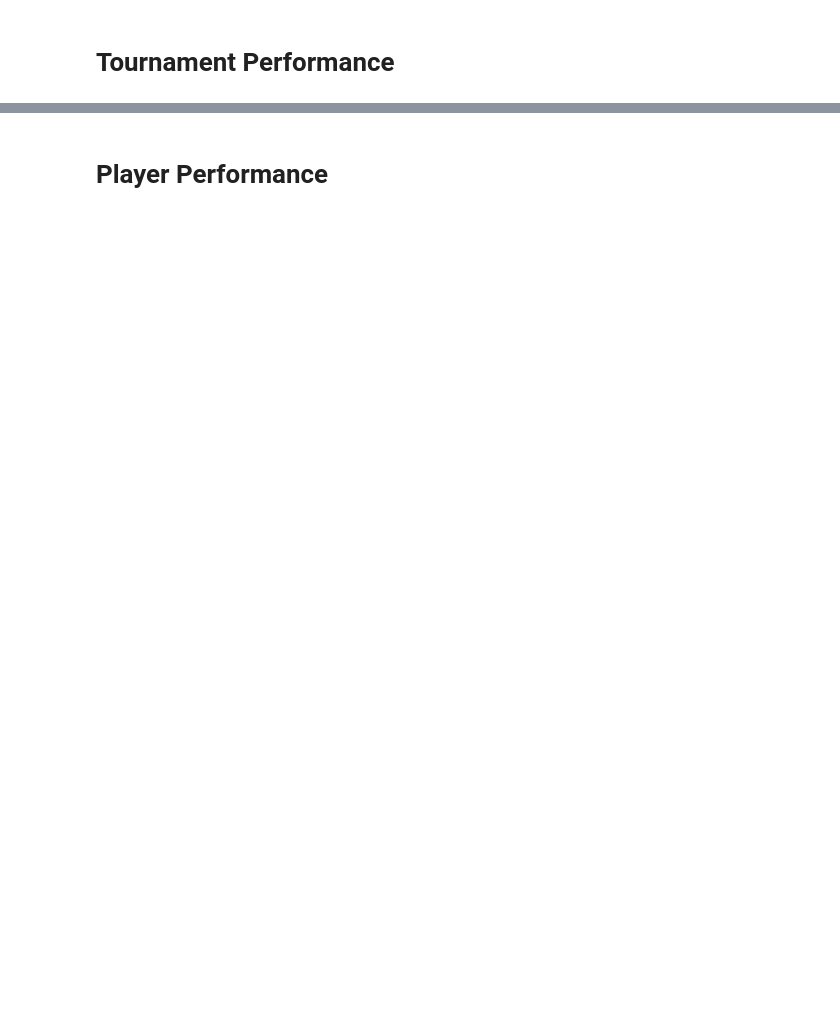
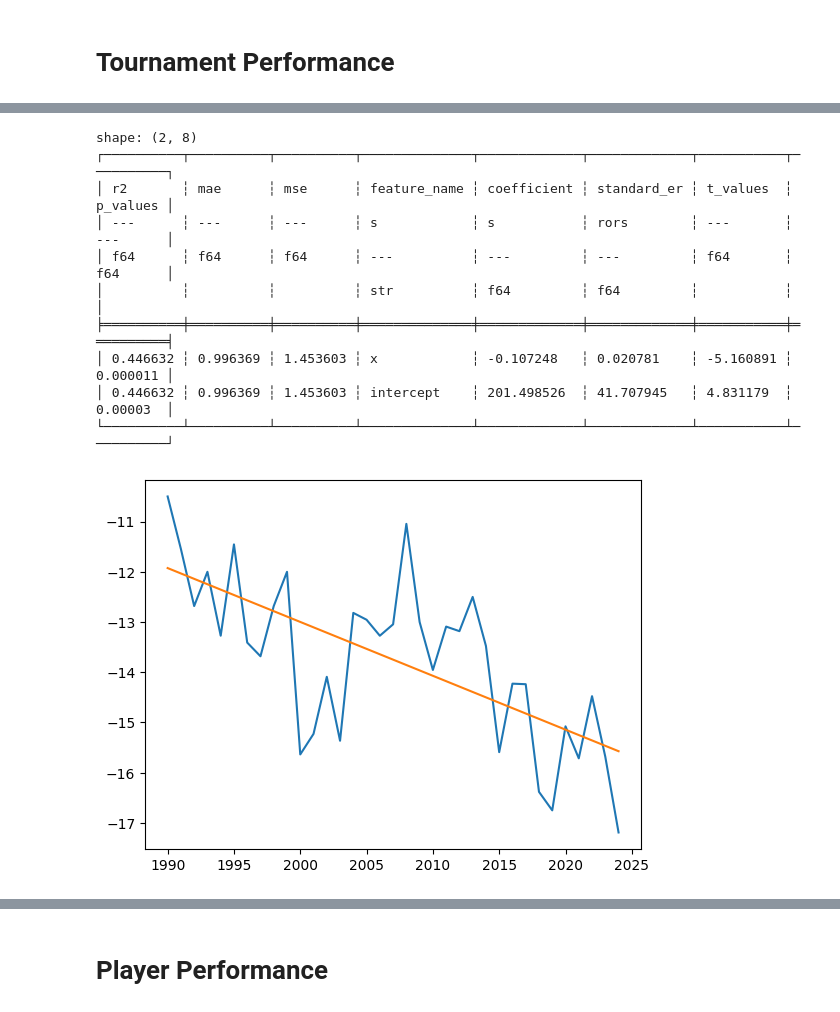
Before and after one commit to JackGreenaway/pga_scraper, a Jupyter notebook: analysis.ipynb, the cells around one changed output, grey strips where cells are left out. Drawn from its saved outputs; the diff is of its cells as text; code cells hidden in the pictures; blank space fills up the shorter version.

```diff
--- a/analysis.ipynb
+++ b/analysis.ipynb
@@ -70 +44,46 @@ strong multicollinearity or other numerical problems.
+# %%
+yearly_average_score = (
+    df.filter(pl.col("int_final_position") == 1)
+    .group_by(["int_year"])
+    .agg([pl.col("total_relative").mean()])
+    .sort(by="int_year")
+)
+
+coef_stats = yearly_average_score.select(
+    pl.col("total_relative").least_squares.ols(
+        pl.col("int_year").alias("x"),
+        pl.lit(1).alias("intercept"),
+        mode="statistics",
+    )
+).unnest("statistics")
+
+list_columns = [col for col, dtype in coef_stats.schema.items() if dtype == pl.List]
+coef_stats = coef_stats.explode(list_columns)
+
+print(coef_stats)
+
+intercept = coef_stats.filter(pl.col("feature_names") == "intercept")[
+    "coefficients"
+].to_numpy()
+x_coef = coef_stats.filter(pl.col("feature_names") == "x")["coefficients"].to_numpy()
+
+x = yearly_average_score["int_year"].to_numpy()
+y = yearly_average_score["total_relative"].to_numpy()
+
+plt.plot(x, y)
+plt.plot(x, x * x_coef + intercept)
+
+plt.show()
+# %% [output]
+shape: (2, 8)
+┌──────────┬──────────┬──────────┬──────────────┬─────────────┬─────────────┬───────────┬──────────┐
+│ r2       ┆ mae      ┆ mse      ┆ feature_name ┆ coefficient ┆ standard_er ┆ t_values  ┆ p_values │
+│ ---      ┆ ---      ┆ ---      ┆ s            ┆ s           ┆ rors        ┆ ---       ┆ ---      │
+│ f64      ┆ f64      ┆ f64      ┆ ---          ┆ ---         ┆ ---         ┆ f64       ┆ f64      │
+│          ┆          ┆          ┆ str          ┆ f64         ┆ f64         ┆           ┆          │
+╞══════════╪══════════╪══════════╪══════════════╪═════════════╪═════════════╪═══════════╪══════════╡
+│ 0.446632 ┆ 0.996369 ┆ 1.453603 ┆ x            ┆ -0.107248   ┆ 0.020781    ┆ -5.160891 ┆ 0.000011 │
+│ 0.446632 ┆ 0.996369 ┆ 1.453603 ┆ intercept    ┆ 201.498526  ┆ 41.707945   ┆ 4.831179  ┆ 0.00003  │
+└──────────┴──────────┴──────────┴──────────────┴─────────────┴─────────────┴───────────┴──────────┘
+[figure, added]
 # %%
```
Also changed, not shown: parts of 8 cells of this notebook, 3 other files.
